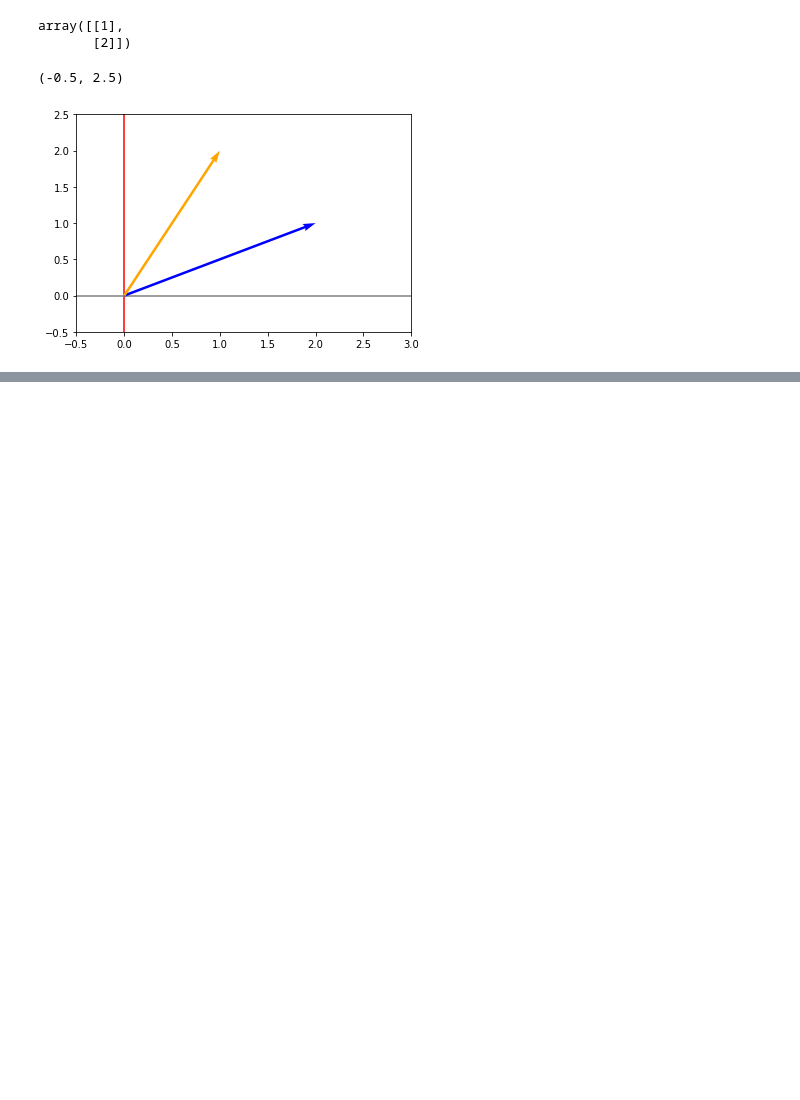
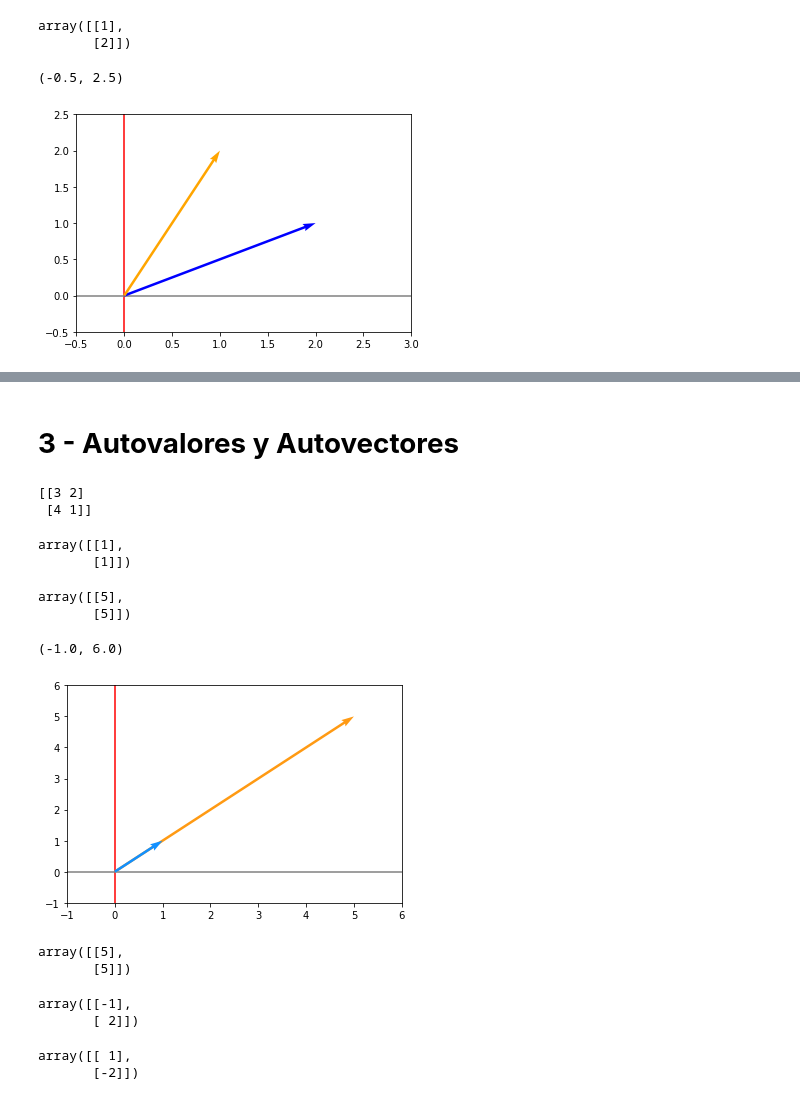
Before and after one commit to feracor/Curso-de-Algebra-Lineal-Aplicada-para-Machine-Learning, a Jupyter notebook: Algebra_Lineal_Aplicada_para_Machine_Learning.ipynb, the cells around one changed output, grey strips where cells are left out. Cells and saved outputs as stored; diff of their text form; code cells hidden in the pictures; blank space fills up the shorter version.

```diff
--- a/Algebra_Lineal_Aplicada_para_Machine_Learning.ipynb
+++ b/Algebra_Lineal_Aplicada_para_Machine_Learning.ipynb
@@ -72,0 +84,55 @@ plt.ylim(-0.5,2.5)
+# %% [markdown]
+# **3 - Autovalores y Autovectores**
+# %%
+#Definir colores
+orange_light = '#FF9A13'
+blue_light = '#1190FF'
+# %%
+#definir matriz
+X = np.array([[3,2],[4,1]])
+print(X)
+# %% [output]
+[[3 2]
+ [4 1]]
+# %%
+# Definir vector
+v= np.array([[1],[1]])
+v
+# %% [output]
+array([[1],
+       [1]])
+# %%
+#Vector trandormado
+u = X.dot(v) #Producto interno
+u
+# %% [output]
+array([[5],
+       [5]])
+# %%
+graficarVectores([u.flatten(), v.flatten()], cols = [orange_light, blue_light])
+
+plt.xlim(-1,6)
+plt.ylim(-1,6)
+# %% [output]
+(-1.0, 6.0)
+[figure, added]
+# %%
+# Un auto vector es aquel que cuando se le aplica una matriz, devuelve un vector en la misma direccion pero con su magnitud amplificada
+
+lamda_1 = 5
+lamda_1 * v
+# %% [output]
+array([[5],
+       [5]])
+# %%
+s = np.array ([[-1],[2]])
+s
+# %% [output]
+array([[-1],
+       [ 2]])
+# %%
+t = X.dot(s)
+t
+# %% [output]
+array([[ 1],
+       [-2]])
```
Also changed, not shown: parts of 4 cells of this notebook.
